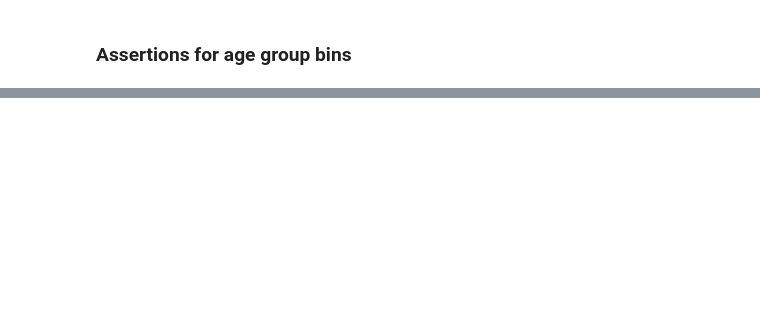
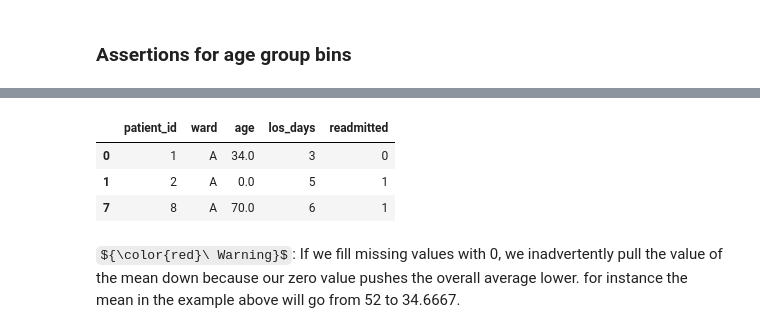
Before and after one commit to T3KK4/ds-training, a Jupyter notebook: week-01/day-02.ipynb, the cells around one changed output, grey strips where cells are left out. Cells and saved outputs as stored; diff of their text form; code cells hidden in the pictures; some formulas as TeX source; blank space fills up the shorter version.

```diff
--- a/week-01/day-02.ipynb
+++ b/week-01/day-02.ipynb
@@ -321,0 +326,11 @@ assert math.isclose(test_case['age_group'].value_counts()['60+'], 2), "There are
+# %%
+df2 = df[df['ward'] == 'A']
+df2['age'] = df2['age'].fillna(0)
+df2
+# %% [output]
+|  | patient_id | ward | age | los_days | readmitted |
+| 0 | 1 | A | 34.0 | 3 | 0 |
+| 1 | 2 | A | 0.0 | 5 | 1 |
+| 7 | 8 | A | 70.0 | 6 | 1 |
+# %% [markdown]
+${\color{red}\ Warning}$: If we fill missing values with 0, we inadvertently pull the value of the mean down because our zero value pushes the overall average lower. for instance the mean in the example above will go from 52 to 34.6667.
```
Also changed, not shown: parts of 7 cells of this notebook.
